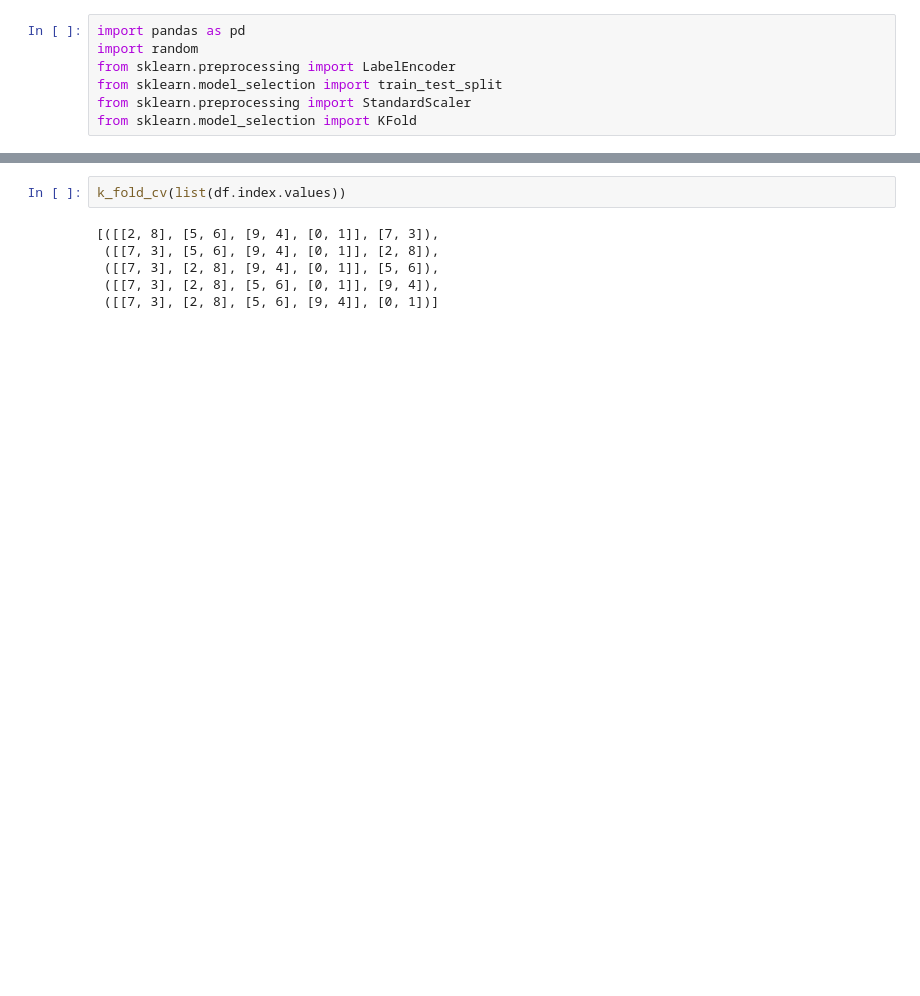
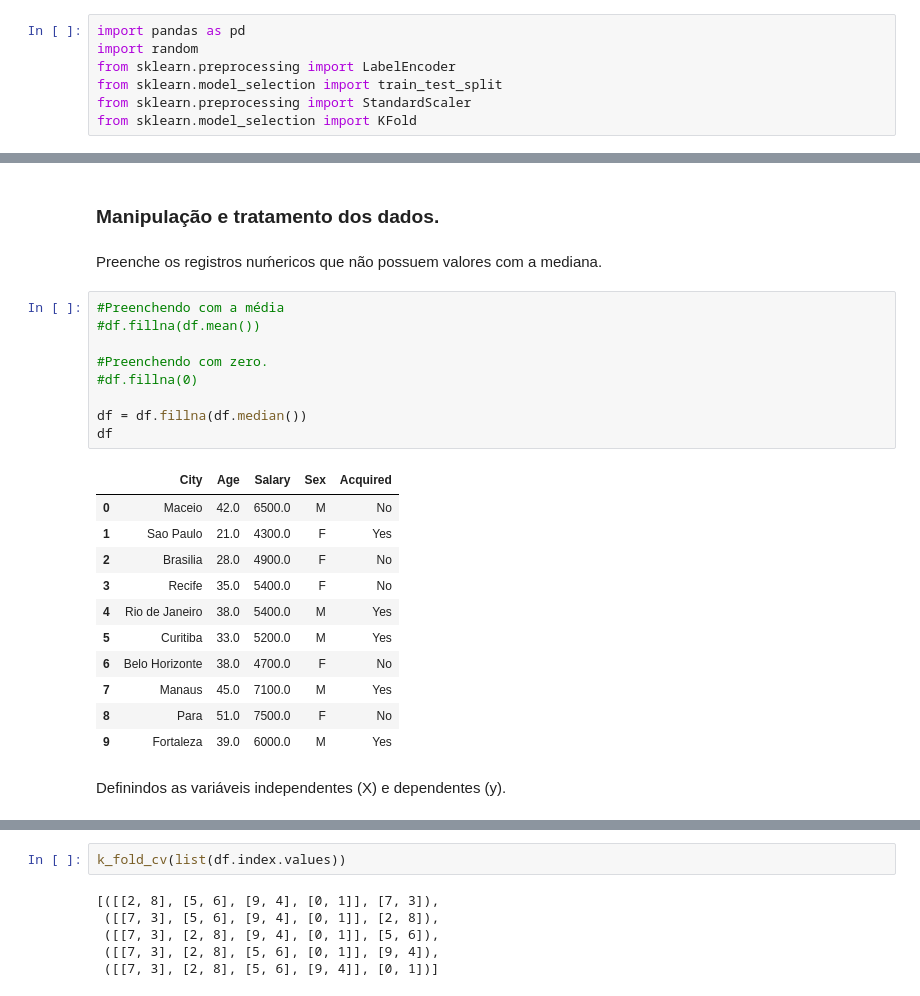
Before and after one commit to r4phael/ml-course, a Jupyter notebook: notebooks/preprocessing.ipynb, the cells around one changed output, grey strips where cells are left out. Cells and saved outputs as stored; diff of their text form; blank space fills up the shorter version.

```diff
--- a/notebooks/preprocessing.ipynb
+++ b/notebooks/preprocessing.ipynb
@@ -88,0 +138,27 @@ K-fold cross validation with 5 folds:
+# %% [markdown]
+### Manipulação e tratamento dos dados.
+# %% [markdown]
+Preenche os registros nuḿericos que não possuem valores com a mediana.
+# %%
+#Preenchendo com a média
+#df.fillna(df.mean())
+
+#Preenchendo com zero.
+#df.fillna(0)
+
+df = df.fillna(df.median())
+df
+# %% [output]
+|  | City | Age | Salary | Sex | Acquired |
+| 0 | Maceio | 42.0 | 6500.0 | M | No |
+| 1 | Sao Paulo | 21.0 | 4300.0 | F | Yes |
+| 2 | Brasilia | 28.0 | 4900.0 | F | No |
+| 3 | Recife | 35.0 | 5400.0 | F | No |
+| 4 | Rio de Janeiro | 38.0 | 5400.0 | M | Yes |
+| 5 | Curitiba | 33.0 | 5200.0 | M | Yes |
+| 6 | Belo Horizonte | 38.0 | 4700.0 | F | No |
+| 7 | Manaus | 45.0 | 7100.0 | M | Yes |
+| 8 | Para | 51.0 | 7500.0 | F | No |
+| 9 | Fortaleza | 39.0 | 6000.0 | M | Yes |
+# %% [markdown]
+Definindos as variáveis independentes (X) e dependentes (y).
```
Also changed, not shown: parts of 48 cells of this notebook.
